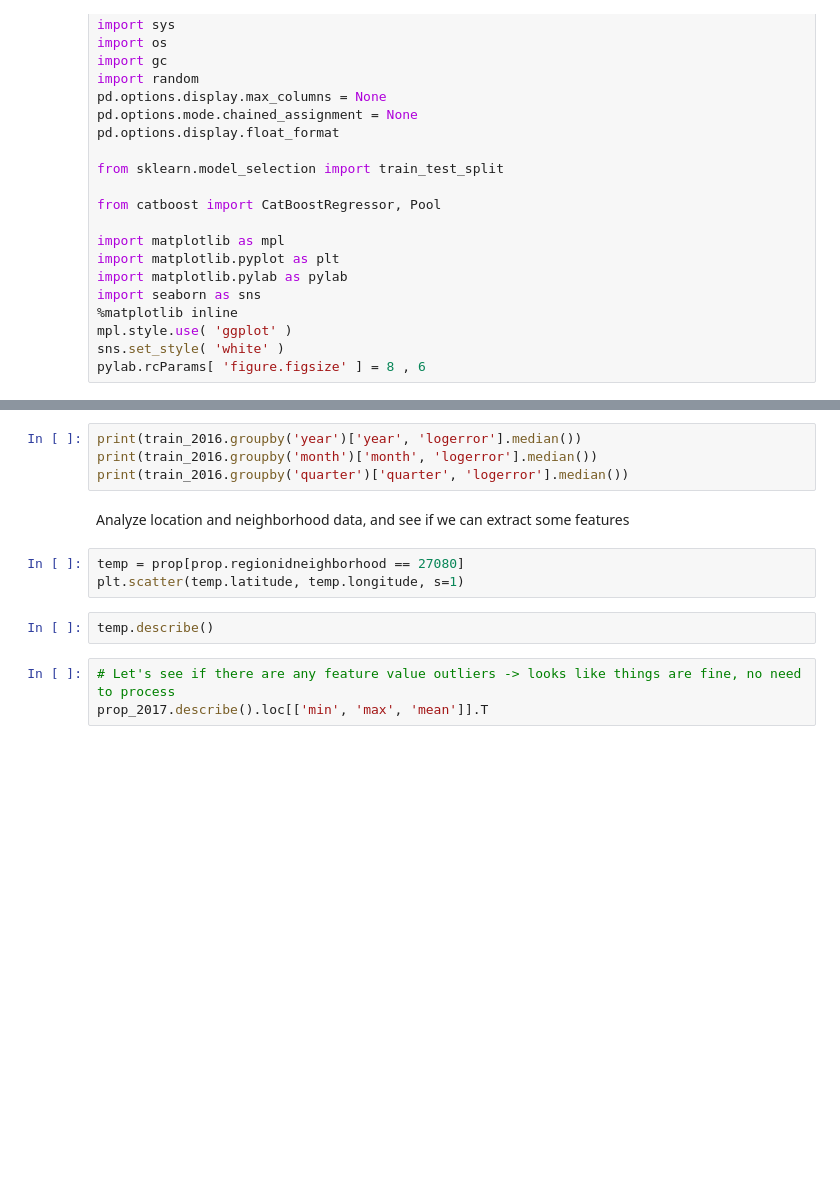
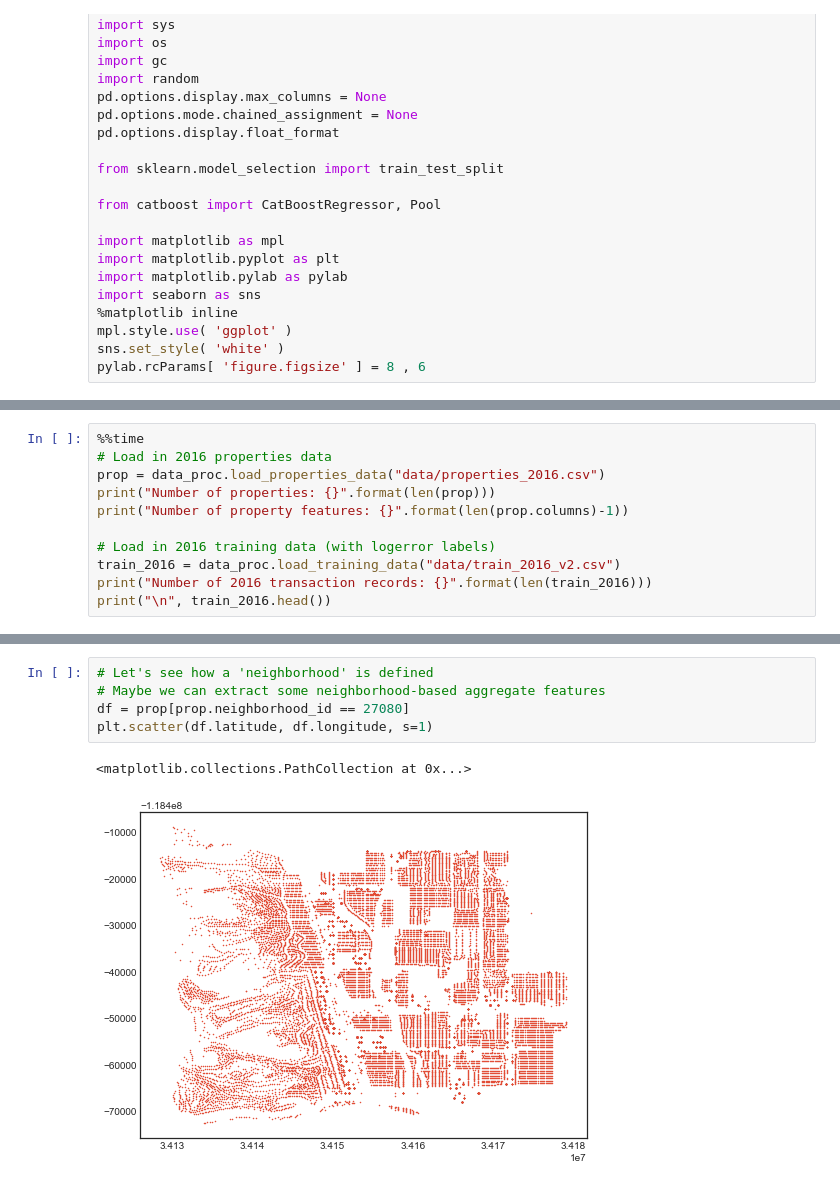
Before and after one commit to junjiedong/Zillow-Kaggle, a Jupyter notebook: explanatory.ipynb, the cells around one changed output, grey strips where cells are left out. Cells and saved outputs as stored; diff of their text form; blank space fills up the shorter version.

```diff
--- a/explanatory.ipynb
+++ b/explanatory.ipynb
@@ -51,0 +28,11 @@ print("Number of property features: {}".format(len(prop.columns)-1))
+# %%
+%%time
+# Load in 2016 properties data
+prop = data_proc.load_properties_data("data/properties_2016.csv")
+print("Number of properties: {}".format(len(prop)))
+print("Number of property features: {}".format(len(prop.columns)-1))
+
+# Load in 2016 training data (with logerror labels)
+train_2016 = data_proc.load_training_data("data/train_2016_v2.csv")
+print("Number of 2016 transaction records: {}".format(len(train_2016)))
+print("\n", train_2016.head())
@@ -100,14 +173,8 @@ train_2016['quarter'] = datetime.quarter
-# %%
-print(train_2016.groupby('year')['year', 'logerror'].median())
-print(train_2016.groupby('month')['month', 'logerror'].median())
-print(train_2016.groupby('quarter')['quarter', 'logerror'].median())
-# %% [markdown]
-Analyze location and neighborhood data, and see if we can extract some features
-# %%
-temp = prop[prop.regionidneighborhood == 27080]
-plt.scatter(temp.latitude, temp.longitude, s=1)
-# %%
-temp.describe()
-# %%
-# Let's see if there are any feature value outliers -> looks like things are fine, no need to process
-prop_2017.describe().loc[['min', 'max', 'mean']].T
+# %%
+# Let's see how a 'neighborhood' is defined
+# Maybe we can extract some neighborhood-based aggregate features
+df = prop[prop.neighborhood_id == 27080]
+plt.scatter(df.latitude, df.longitude, s=1)
+# %% [output]
+<matplotlib.collections.PathCollection at 0x...>
+[figure, added]
```
Also changed, not shown: parts of 12 cells of this notebook, 3 other files.
